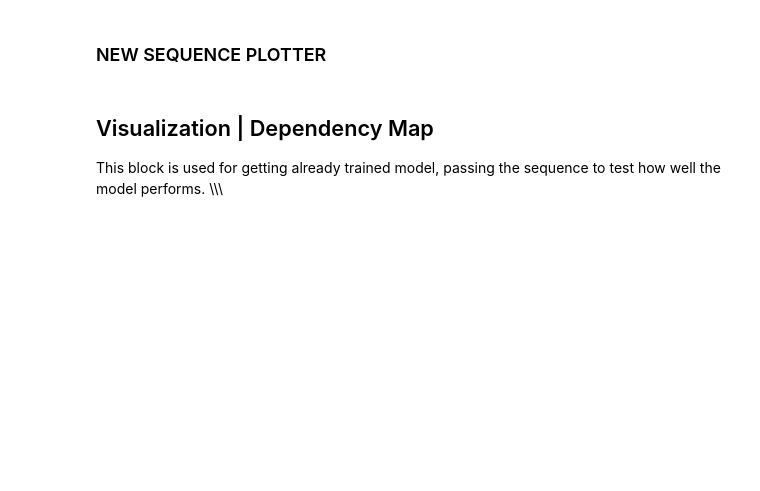
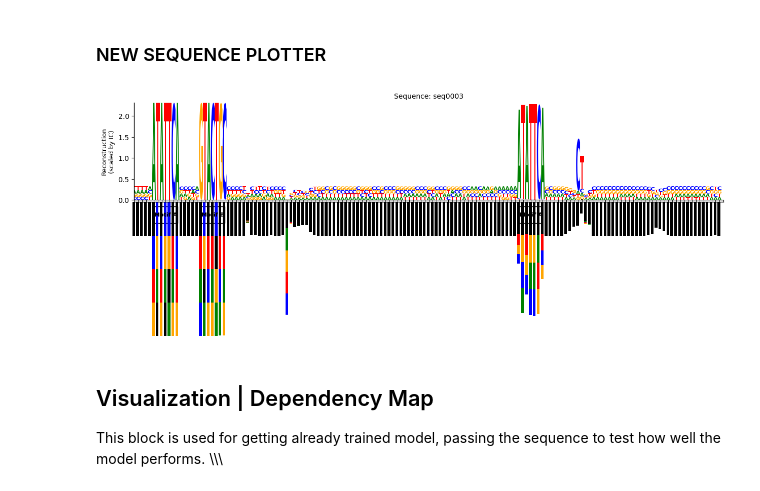
Before and after one commit to giokepa/Sysgen-GLM-for-Indels, a Jupyter notebook: visualize_data.ipynb, the cells around one changed output. Cells and saved outputs as stored; diff of their text form; code cells hidden in the pictures; blank space fills up the shorter version.

```diff
--- a/visualize_data.ipynb
+++ b/visualize_data.ipynb
@@ -75,13 +101,15 @@ plot(header, sequence, prob_matrix, motif_length=6, with_deletions=use_deletions
 # %%
 from fundemental_classes.visualization.sequence_plotter_new import plot
 
 #normal reconstruction
-header = "seq0003|label=both|posAmotif=15,58|posBmotif=28|gaplength=5|deletions=6"
-sequence = "GG-CCATCTTAGACCATATTCA-CCGCCGTACTGCATGAAG-CTGACGGAGTATGACAATATTCATCACCAGGACACGATCACGCTA-GTACTCAGCGGGCT-CTTCCTTGG-AGGAAGAGGGCCACTACCGGAACCGTTATTAATACGGATTCTT"
+header = ">seq0003|label=both|posAmotif=5,98|posBmotif=17|gaplength=5|deletions=0"
+sequence = "GGTCGATATTCATTCCTGTACTGCTTGATCCACTACCATGTACTTCAATCCTGGCGATGTCTAGTCTCACAGGGAGGTACATATGGTGCAACATTGGAATATTCAACAGGGTATAGGCCTAGACGAGGCATATAAAGCCTGACAACATGT"
 
 prob_matrix = model.get_full_reconstruction_probs(sequence)
 
 plot(header, sequence, prob_matrix, motif_length=6, with_deletions=use_deletions)
+# %% [output]
+[figure, added]
 # %%
 #replace with letter (SNP variation)
 header = "seq0030|label=both|posAmotif=13|posBmotif=140|gaplength=100|deletions=27"
```
Also changed, not shown: parts of 3 cells of this notebook, 6 other files.
